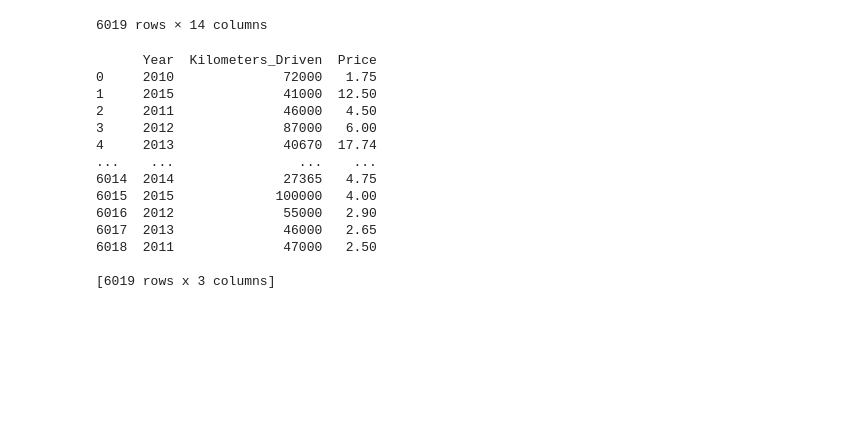
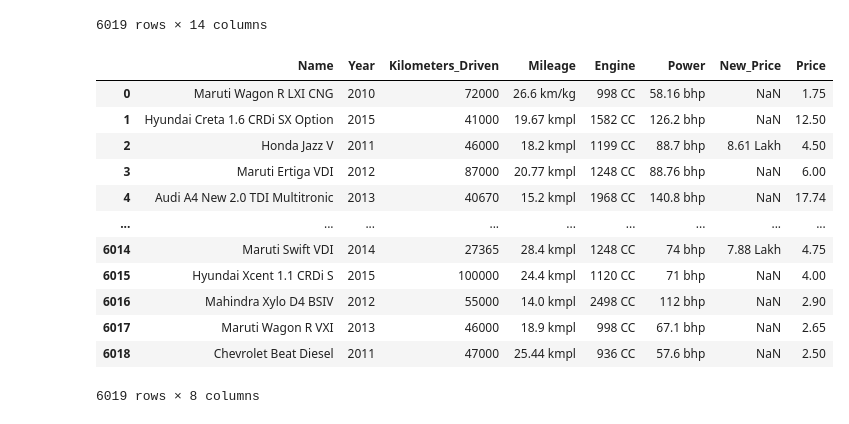
Before and after one commit to maxi0428/python_test, a Jupyter notebook: 0420/tran.ipynb, the cells around one changed output. Saved outputs shown, nothing was run; the diff lists cells and outputs as text; code cells hidden in the pictures; blank space fills up the shorter version.

```diff
--- a/0420/tran.ipynb
+++ b/0420/tran.ipynb
@@ -7,8 +7,8 @@ import seaborn as sns
 sns.set(style='darkgrid')
 import statsmodels.api as sm
 # %%
-tran_df=pd.read_csv('data/train-data.csv')
-tran_df
+data=pd.read_csv('data/train-data.csv')
+data
 # %% [output]
 |  | Unnamed: 0 | Name | Location | Year | Kilometers_Driven | Fuel_Type | Transmission | Owner_Type | ... |
 | 0 | 0 | Maruti Wagon R LXI CNG | Mumbai | 2010 | 72000 | CNG | Manual | First | ... |
@@ -24,23 +24,19 @@ tran_df
 | 6018 | 6018 | Chevrolet Beat Diesel | Hyderabad | 2011 | 47000 | Diesel | Manual | First | ... |
 6019 rows × 14 columns
 # %%
-
-numeric_cols = ['Year', 'Kilometers_Driven', 'Mileage', 'Engine', 'Power', 'New_Price', 'Price']
-numeric_df = tran_df[numeric_cols].select_dtypes(include=['float64', 'int64'])
-
-print(numeric_df)
+data1=data.loc[:,['Name','Year', 'Kilometers_Driven', 'Mileage', 'Engine', 'Power', 'New_Price', 'Price']]
+data1
 # %% [output]
+|  | Name | Year | Kilometers_Driven | Mileage | Engine | Power | New_Price | Price |
+| 0 | Maruti Wagon R LXI CNG | 2010 | 72000 | 26.6 km/kg | 998 CC | 58.16 bhp | NaN | 1.75 |
+| 1 | Hyundai Creta 1.6 CRDi SX Option | 2015 | 41000 | 19.67 kmpl | 1582 CC | 126.2 bhp | NaN | 12.50 |
+| 2 | Honda Jazz V | 2011 | 46000 | 18.2 kmpl | 1199 CC | 88.7 bhp | 8.61 Lakh | 4.50 |
+| 3 | Maruti Ertiga VDI | 2012 | 87000 | 20.77 kmpl | 1248 CC | 88.76 bhp | NaN | 6.00 |
+| 4 | Audi A4 New 2.0 TDI Multitronic | 2013 | 40670 | 15.2 kmpl | 1968 CC | 140.8 bhp | NaN | 17.74 |
+| ... | ... | ... | ... | ... | ... | ... | ... | ... |
+| 6014 | Maruti Swift VDI | 2014 | 27365 | 28.4 kmpl | 1248 CC | 74 bhp | 7.88 Lakh | 4.75 |
+| 6015 | Hyundai Xcent 1.1 CRDi S | 2015 | 100000 | 24.4 kmpl | 1120 CC | 71 bhp | NaN | 4.00 |
+| 6016 | Mahindra Xylo D4 BSIV | 2012 | 55000 | 14.0 kmpl | 2498 CC | 112 bhp | NaN | 2.90 |
+| 6017 | Maruti Wagon R VXI | 2013 | 46000 | 18.9 kmpl | 998 CC | 67.1 bhp | NaN | 2.65 |
+| 6018 | Chevrolet Beat Diesel | 2011 | 47000 | 25.44 kmpl | 936 CC | 57.6 bhp | NaN | 2.50 |
-      Year  Kilometers_Driven  Price
-0     2010              72000   1.75
-1     2015              41000  12.50
-2     2011              46000   4.50
-3     2012              87000   6.00
-4     2013              40670  17.74
-...    ...                ...    ...
-6014  2014              27365   4.75
-6015  2015             100000   4.00
-6016  2012              55000   2.90
-6017  2013              46000   2.65
-6018  2011              47000   2.50
-
-[6019 rows x 3 columns]
+6019 rows × 8 columns
```
Also changed, not shown: parts of 21 cells of this notebook, 8 other files.
